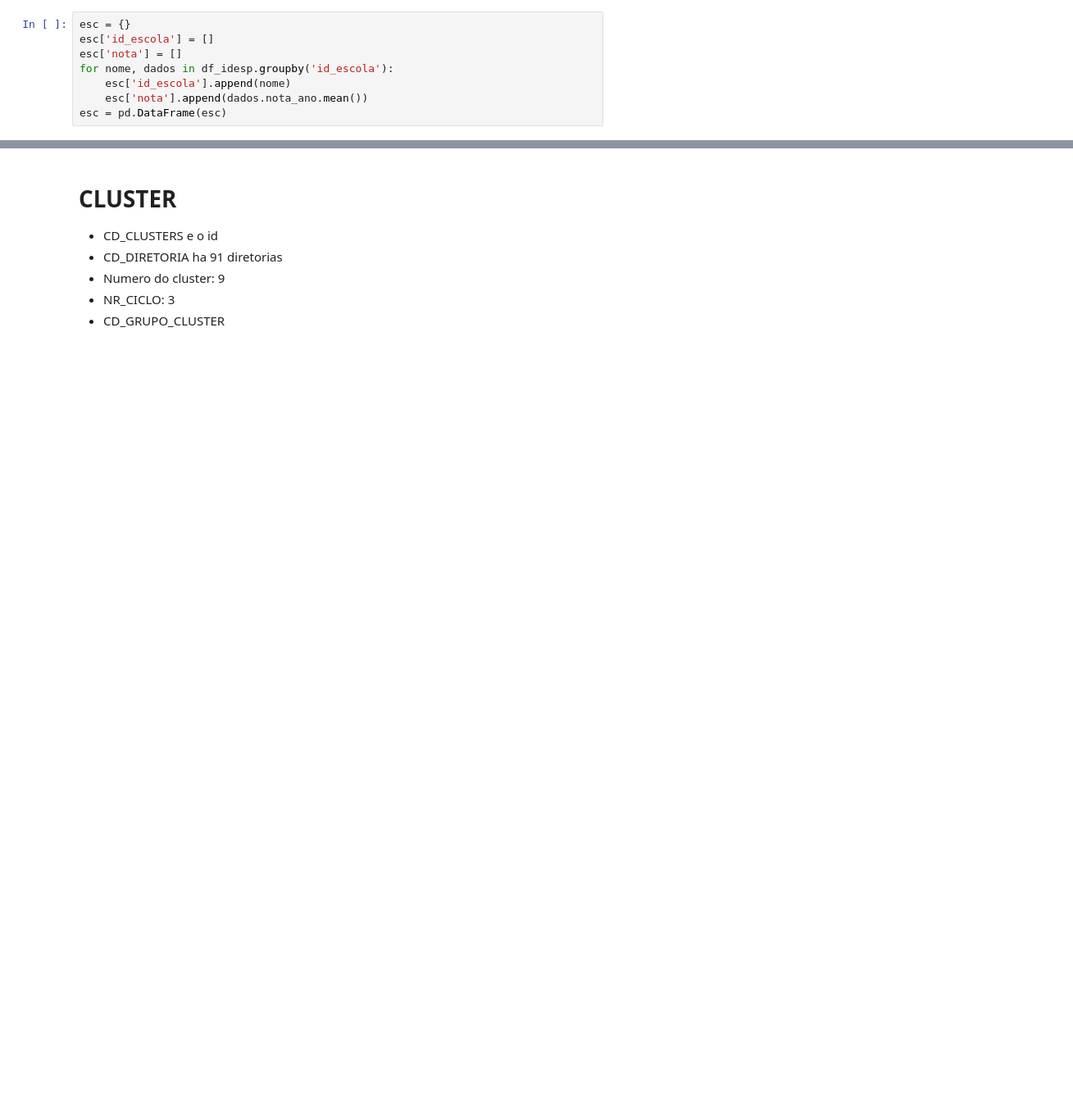
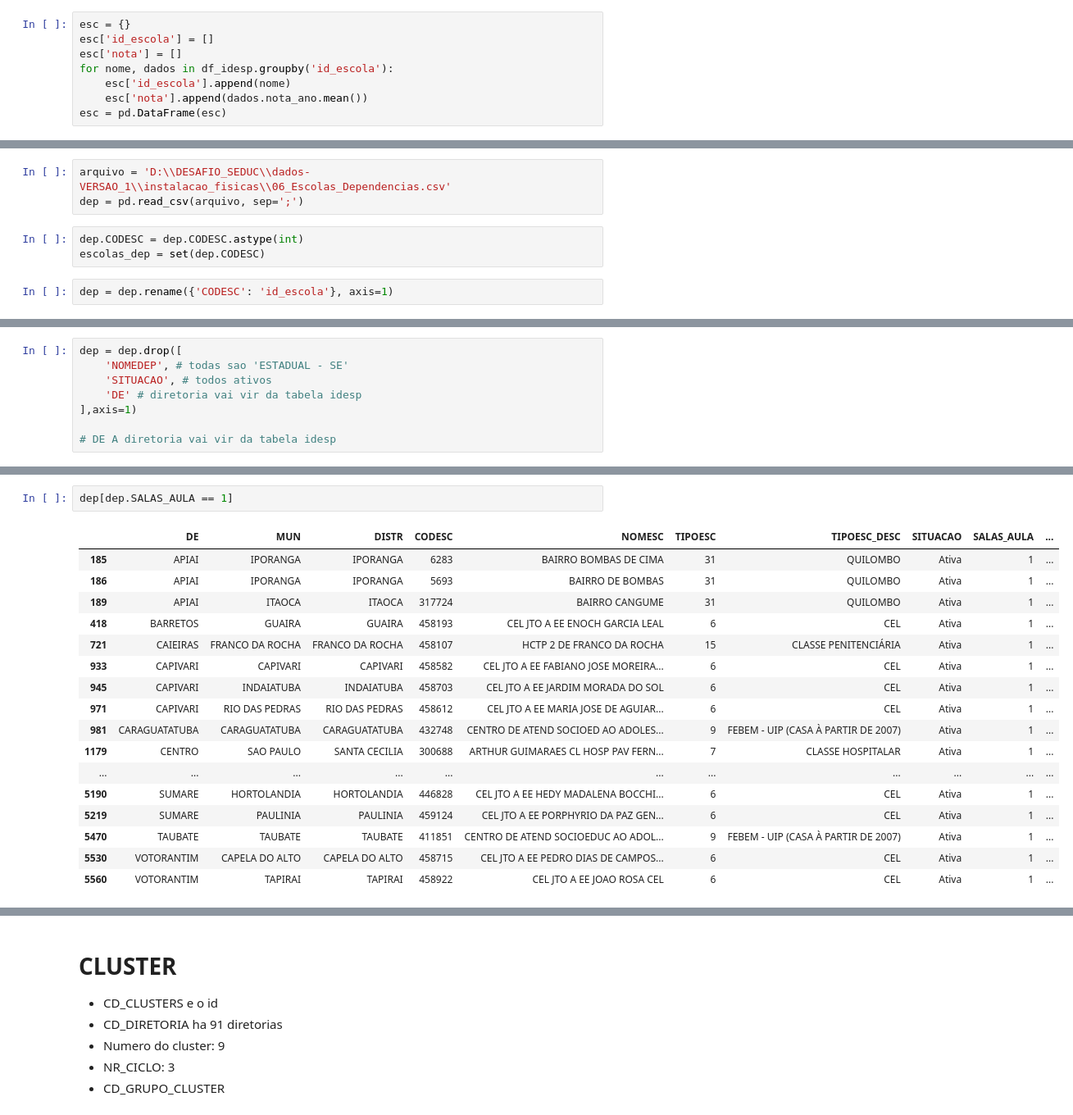
Before and after one commit to vultor33/DesafioSeduc, a Jupyter notebook: Avaliacao_escolas.ipynb, the cells around one changed output, grey strips where cells are left out. Shown at 82% size. Drawn from its saved outputs; the diff is of its cells as text; blank space fills up the shorter version.

Commit message:
dependencias fisicas

```diff
--- a/Avaliacao_escolas.ipynb
+++ b/Avaliacao_escolas.ipynb
@@ -25,0 +39,8 @@ esc = pd.DataFrame(esc)
+# %%
+arquivo = 'D:\\DESAFIO_SEDUC\\dados-VERSAO_1\\instalacao_fisicas\\06_Escolas_Dependencias.csv'
+dep = pd.read_csv(arquivo, sep=';')
+# %%
+dep.CODESC = dep.CODESC.astype(int)
+escolas_dep = set(dep.CODESC)
+# %%
+dep = dep.rename({'CODESC': 'id_escola'}, axis=1)
@@ -25,0 +54,8 @@ esc = pd.DataFrame(esc)
+# %%
+dep = dep.drop([
+    'NOMEDEP', # todas sao 'ESTADUAL - SE'
+    'SITUACAO', # todos ativos
+    'DE' # diretoria vai vir da tabela idesp
+],axis=1)
+
+# DE A diretoria vai vir da tabela idesp
@@ -25,0 +106,20 @@ esc = pd.DataFrame(esc)
+# %%
+dep[dep.SALAS_AULA == 1]
+# %% [output]
+|  | DE | MUN | DISTR | CODESC | NOMESC | TIPOESC | TIPOESC_DESC | SITUACAO | SALAS_AULA | ... |
+| 185 | APIAI | IPORANGA | IPORANGA | 6283 | BAIRRO BOMBAS DE CIMA | 31 | QUILOMBO | Ativa | 1 | ... |
+| 186 | APIAI | IPORANGA | IPORANGA | 5693 | BAIRRO DE BOMBAS | 31 | QUILOMBO | Ativa | 1 | ... |
+| 189 | APIAI | ITAOCA | ITAOCA | 317724 | BAIRRO CANGUME | 31 | QUILOMBO | Ativa | 1 | ... |
+| 418 | BARRETOS | GUAIRA | GUAIRA | 458193 | CEL JTO A EE ENOCH GARCIA LEAL | 6 | CEL | Ativa | 1 | ... |
+| 721 | CAIEIRAS | FRANCO DA ROCHA | FRANCO DA ROCHA | 458107 | HCTP 2 DE FRANCO DA ROCHA | 15 | CLASSE PENITENCIÁRIA | Ativa | 1 | ... |
+| 933 | CAPIVARI | CAPIVARI | CAPIVARI | 458582 | CEL JTO A EE FABIANO JOSE MOREIRA... | 6 | CEL | Ativa | 1 | ... |
+| 945 | CAPIVARI | INDAIATUBA | INDAIATUBA | 458703 | CEL JTO A EE JARDIM MORADA DO SOL | 6 | CEL | Ativa | 1 | ... |
+| 971 | CAPIVARI | RIO DAS PEDRAS | RIO DAS PEDRAS | 458612 | CEL JTO A EE MARIA JOSE DE AGUIAR... | 6 | CEL | Ativa | 1 | ... |
+| 981 | CARAGUATATUBA | CARAGUATATUBA | CARAGUATATUBA | 432748 | CENTRO DE ATEND SOCIOED AO ADOLES... | 9 | FEBEM - UIP (CASA À PARTIR DE 2007) | Ativa | 1 | ... |
+| 1179 | CENTRO | SAO PAULO | SANTA CECILIA | 300688 | ARTHUR GUIMARAES CL HOSP PAV FERN... | 7 | CLASSE HOSPITALAR | Ativa | 1 | ... |
+| ... | ... | ... | ... | ... | ... | ... | ... | ... | ... | ... |
+| 5190 | SUMARE | HORTOLANDIA | HORTOLANDIA | 446828 | CEL JTO A EE HEDY MADALENA BOCCHI... | 6 | CEL | Ativa | 1 | ... |
+| 5219 | SUMARE | PAULINIA | PAULINIA | 459124 | CEL JTO A EE PORPHYRIO DA PAZ GEN... | 6 | CEL | Ativa | 1 | ... |
+| 5470 | TAUBATE | TAUBATE | TAUBATE | 411851 | CENTRO DE ATEND SOCIOEDUC AO ADOL... | 9 | FEBEM - UIP (CASA À PARTIR DE 2007) | Ativa | 1 | ... |
+| 5530 | VOTORANTIM | CAPELA DO ALTO | CAPELA DO ALTO | 458715 | CEL JTO A EE PEDRO DIAS DE CAMPOS... | 6 | CEL | Ativa | 1 | ... |
+| 5560 | VOTORANTIM | TAPIRAI | TAPIRAI | 458922 | CEL JTO A EE JOAO ROSA CEL | 6 | CEL | Ativa | 1 | ... |
```
Also changed, not shown: parts of 14 cells of this notebook.
